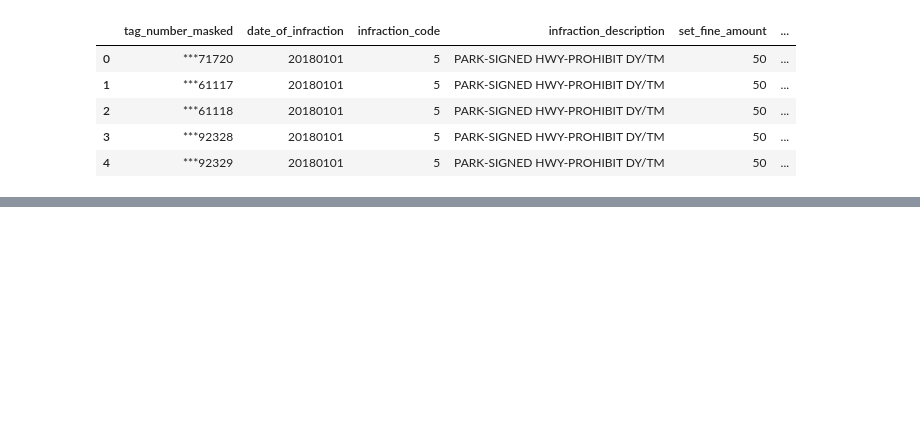
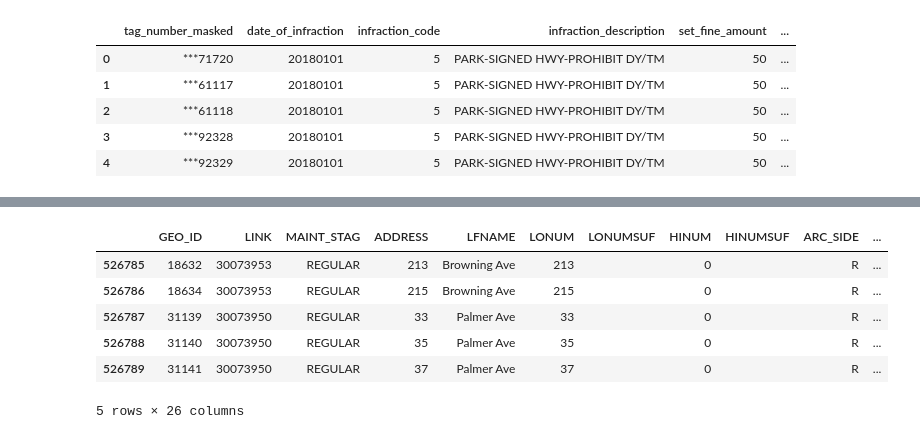
Before and after one commit to SusanQu/toronto_parking_infraction_analysis, a Jupyter notebook: toronto_addresses_shapefile_processing.ipynb, the cells around one changed output, grey strips where cells are left out. Saved outputs shown, nothing was run; the diff lists cells and outputs as text; code cells hidden in the pictures; blank space fills up the shorter version.

Commit message:
added area and geo_id to the address file

```diff
--- a/toronto_addresses_shapefile_processing.ipynb
+++ b/toronto_addresses_shapefile_processing.ipynb
@@ -147,0 +153,2 @@ test_df.head()
+# %%
+toronto_addresses_df['address_point'] = toronto_addresses_df.apply(lambda x: Point(x['long_lat']), axis=1)
@@ -147,0 +241,2 @@ test_df.head()
+# %%
+toronto_addresses_df_copy = toronto_addresses_df.to_dict('records')
@@ -147,0 +262,12 @@ test_df.head()
+# %%
+toronto_addresses_df_copy = pd.DataFrame(toronto_addresses_df_copy)
+# %%
+toronto_addresses_df_copy.tail()
+# %% [output]
+|  | GEO_ID | LINK | MAINT_STAG | ADDRESS | LFNAME | LONUM | LONUMSUF | HINUM | HINUMSUF | ARC_SIDE | ... |
+| 526785 | 18632 | 30073953 | REGULAR | 213 | Browning Ave | 213 |  | 0 |  | R | ... |
+| 526786 | 18634 | 30073953 | REGULAR | 215 | Browning Ave | 215 |  | 0 |  | R | ... |
+| 526787 | 31139 | 30073950 | REGULAR | 33 | Palmer Ave | 33 |  | 0 |  | R | ... |
+| 526788 | 31140 | 30073950 | REGULAR | 35 | Palmer Ave | 35 |  | 0 |  | R | ... |
+| 526789 | 31141 | 30073950 | REGULAR | 37 | Palmer Ave | 37 |  | 0 |  | R | ... |
+5 rows × 26 columns
```
Also changed, not shown: parts of 20 cells of this notebook.
